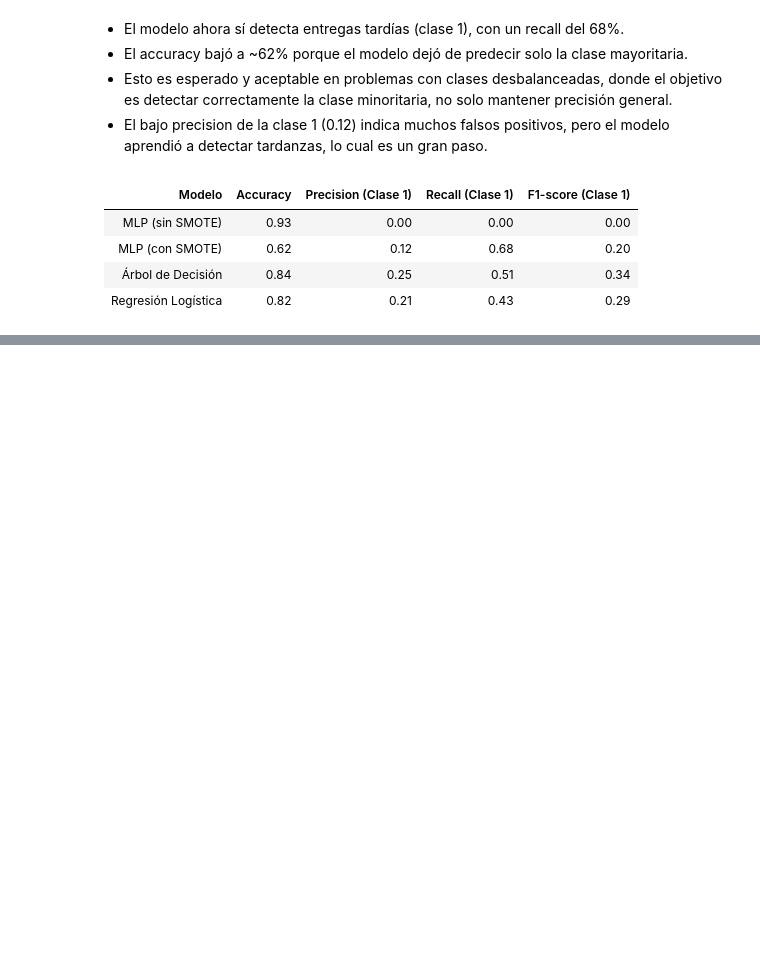
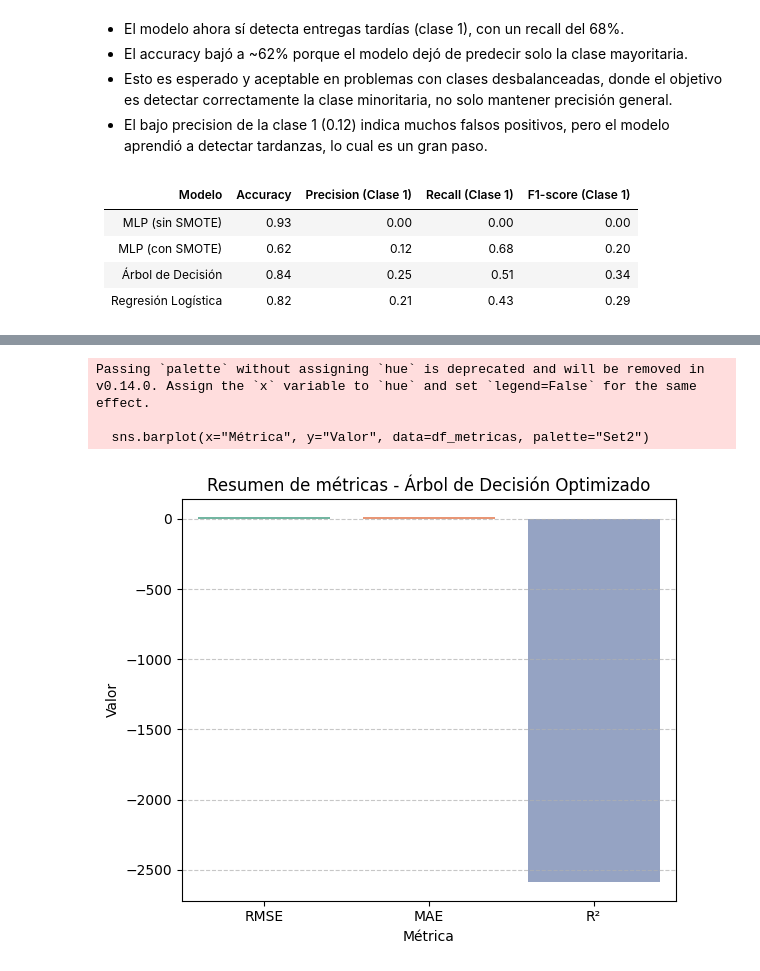
Before and after one commit to BrandonReyes0609/Proyecto3_MD, a Jupyter notebook: main.ipynb, the cells around one changed output, grey strips where cells are left out. Drawn from its saved outputs; the diff is of its cells as text; code cells hidden in the pictures; blank space fills up the shorter version.

```diff
--- a/main.ipynb
+++ b/main.ipynb
@@ -1448,0 +1514,30 @@ weighted avg       0.91      0.62      0.72     19296
+# %%
+from sklearn.metrics import mean_squared_error, mean_absolute_error, r2_score
+import numpy as np
+import seaborn as sns
+import pandas as pd
+
+# Cálculo de métricas
+rmse = np.sqrt(mean_squared_error(y_test, y_pred_tree_opt))
+mae = mean_absolute_error(y_test, y_pred_tree_opt)
+r2 = r2_score(y_test, y_pred_tree_opt)
+
+# Crear DataFrame
+df_metricas = pd.DataFrame({
+    "Métrica": ["RMSE", "MAE", "R²"],
+    "Valor": [rmse, mae, r2]
+})
+
+# Gráfico de barras
+plt.figure(figsize=(6, 5))
+sns.barplot(x="Métrica", y="Valor", data=df_metricas, palette="Set2")
+plt.title("Resumen de métricas - Árbol de Decisión Optimizado")
+plt.ylabel("Valor")
+plt.grid(axis='y', linestyle='--', alpha=0.7)
+plt.tight_layout()
+plt.show()
+# %% [output]
+Passing `palette` without assigning `hue` is deprecated and will be removed in v0.14.0. Assign the `x` variable to `hue` and set `legend=False` for the same effect.
+
+  sns.barplot(x="Métrica", y="Valor", data=df_metricas, palette="Set2")
+[figure, added]
```
Also changed, not shown: parts of 10 cells of this notebook.
